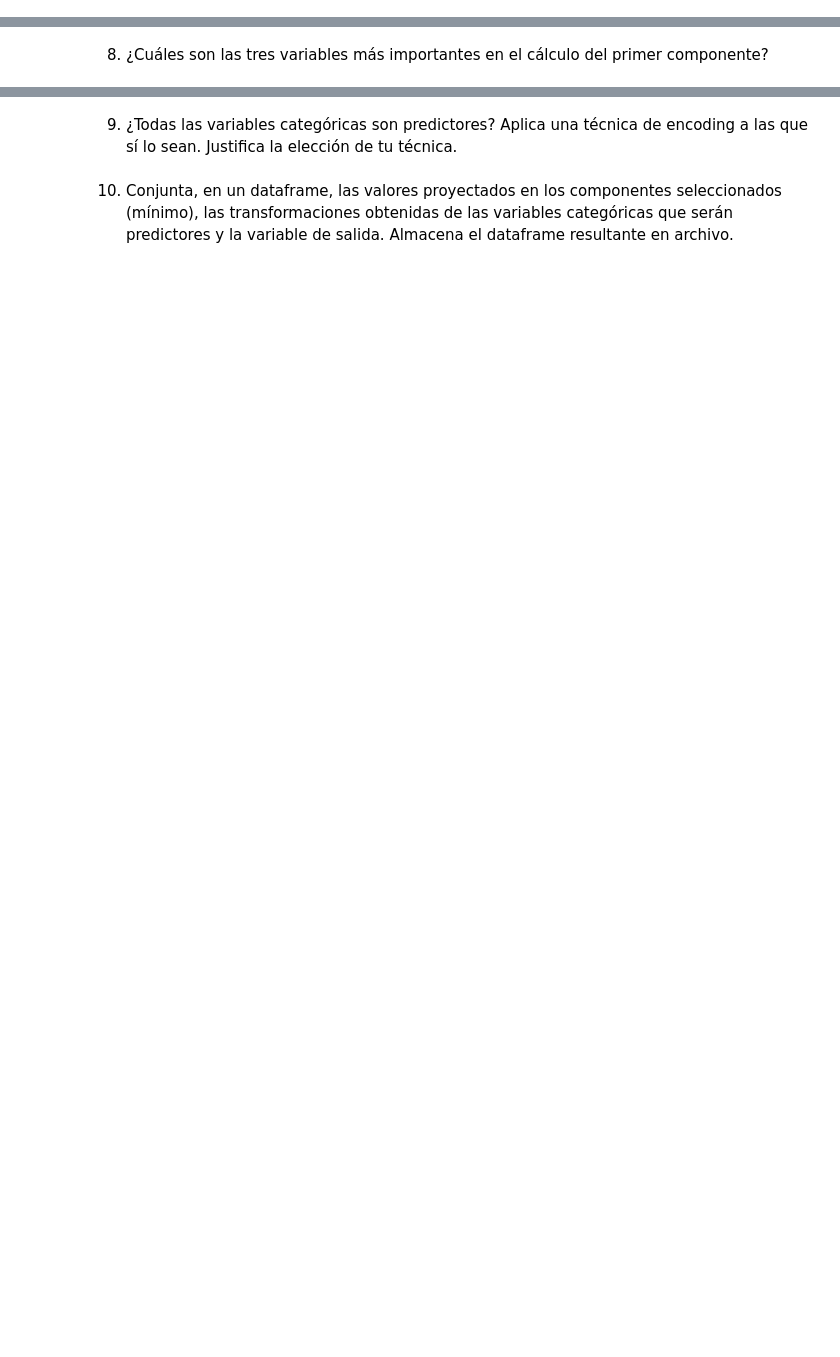
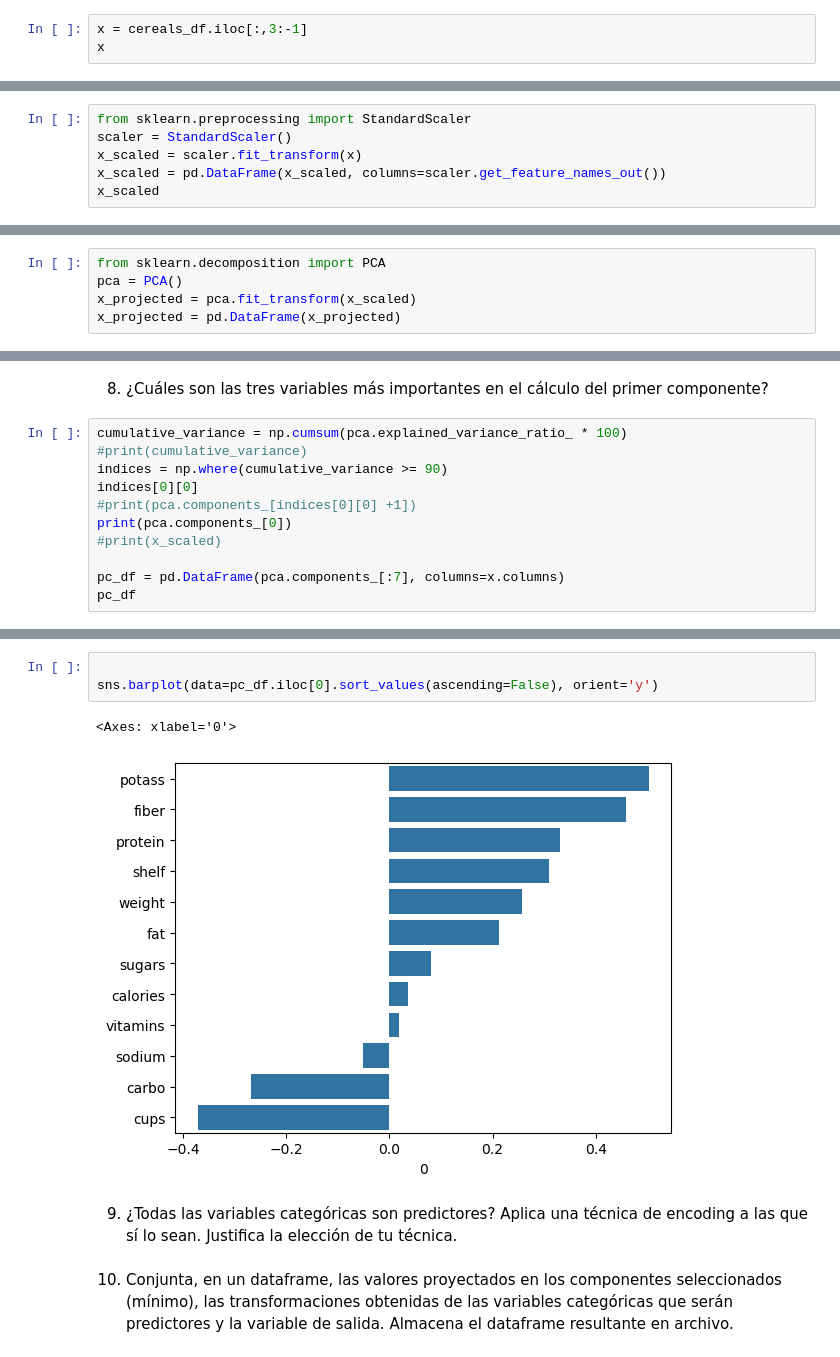
Before and after one commit to gparedesg/repo-equipo-1, a Jupyter notebook: Actividad7PCA.ipynb, the cells around one changed output, grey strips where cells are left out. Cells and saved outputs as stored; diff of their text form; blank space fills up the shorter version.

```diff
--- a/Actividad7PCA.ipynb
+++ b/Actividad7PCA.ipynb
@@ -261,3 +264,6 @@ cereals_df
 # **Parte 2**. Ingeniería de características
 # %% [markdown]
 6. Considerando que `rating` es la variable de salida, almacénala en una variable `y` y separa los predictores **numéricos** en `X`. Escala los valores de `X` y aplica `PCA` para proyectar los datos en el nuevo espacio de vectores.
+# %%
+x = cereals_df.iloc[:,3:-1]
+x
@@ -263,0 +305,6 @@ cereals_df
+# %%
+from sklearn.preprocessing import StandardScaler
+scaler = StandardScaler()
+x_scaled = scaler.fit_transform(x)
+x_scaled = pd.DataFrame(x_scaled, columns=scaler.get_feature_names_out())
+x_scaled
@@ -264,2 +325,7 @@ cereals_df
+# %%
+from sklearn.decomposition import PCA
+pca = PCA()
+x_projected = pca.fit_transform(x_scaled)
+x_projected = pd.DataFrame(x_projected)
 # %% [markdown]
 7. Obtén la curva del porcentaje de varianza acumulada y determine el número mínimo de componentes principales que explique más del 90% de la varianza. Imprime la información de dichos componentes.
@@ -266,2 +367,13 @@ cereals_df
 # %% [markdown]
 8. ¿Cuáles son las tres variables más importantes en el cálculo del primer componente?
+# %%
+cumulative_variance = np.cumsum(pca.explained_variance_ratio_ * 100)
+#print(cumulative_variance)
+indices = np.where(cumulative_variance >= 90)
+indices[0][0]
+#print(pca.components_[indices[0][0] +1])
+print(pca.components_[0])
+#print(x_scaled)
+
+pc_df = pd.DataFrame(pca.components_[:7], columns=x.columns)
+pc_df
@@ -268,3 +391,9 @@ cereals_df
+# %%
+
+sns.barplot(data=pc_df.iloc[0].sort_values(ascending=False), orient='y')
+# %% [output]
+<Axes: xlabel='0'>
+[figure, added]
 # %% [markdown]
 9. ¿Todas las variables categóricas son predictores? Aplica una técnica de encoding a las que sí lo sean. Justifica la elección de tu técnica.
 # %% [markdown]
```
Also changed, not shown: parts of 10 cells of this notebook.
